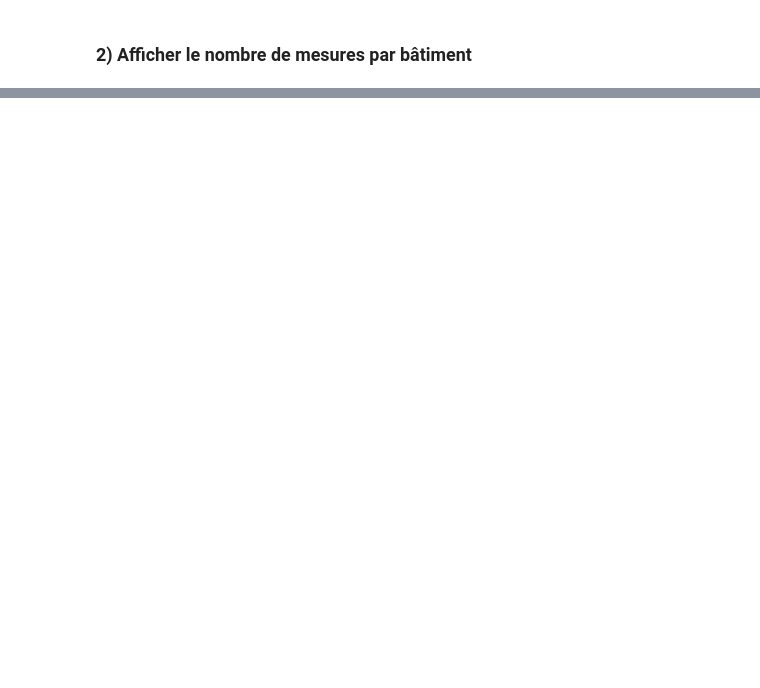
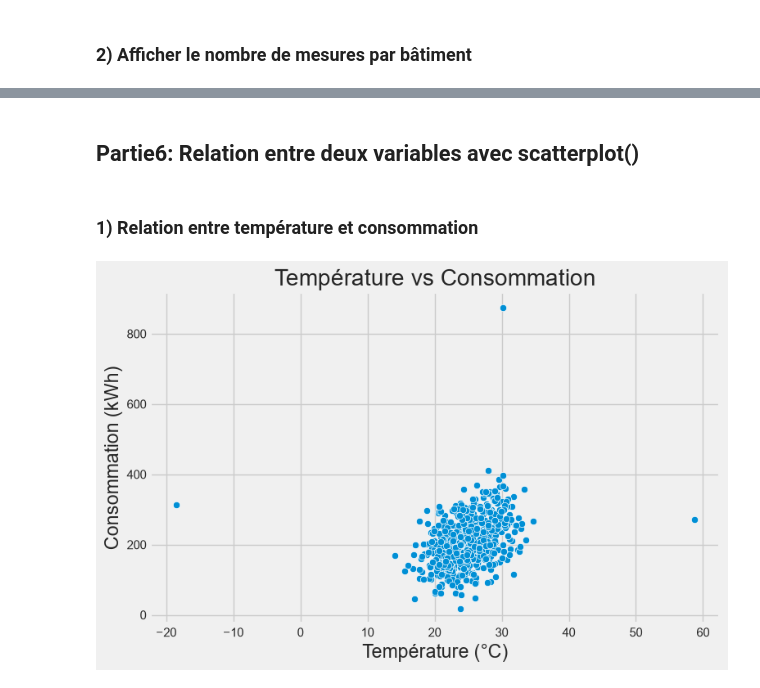
Before and after one commit to khadijagueye235/Atelier_seaborn, a Jupyter notebook: notebooks/atelier_seaborn_iot.ipynb, the cells around one changed output, grey strips where cells are left out. Saved outputs shown, nothing was run; the diff lists cells and outputs as text; code cells hidden in the pictures; blank space fills up the shorter version.

Commit message:
partie 6(Relation entre deux variables avec scatterplot() ):terminée

```diff
--- a/notebooks/atelier_seaborn_iot.ipynb
+++ b/notebooks/atelier_seaborn_iot.ipynb
@@ -280,0 +293,13 @@ plt.show()
+# %% [markdown]
+## Partie6: Relation entre deux variables avec scatterplot()
+# %% [markdown]
+### 1) Relation entre température et consommation
+# %%
+plt.figure(figsize=(8, 5))
+sns.scatterplot(data=df, x="temperature", y="consommation")
+plt.title("Température vs Consommation")
+plt.xlabel("Température (°C)")
+plt.ylabel("Consommation (kWh)")
+plt.show()
+# %% [output]
+[figure, added]
```
Also changed, not shown: parts of 18 cells of this notebook.
